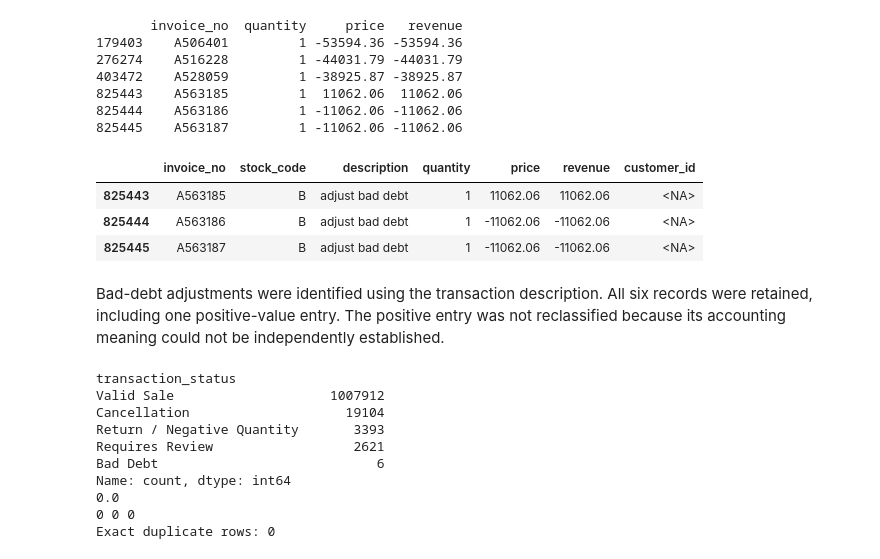
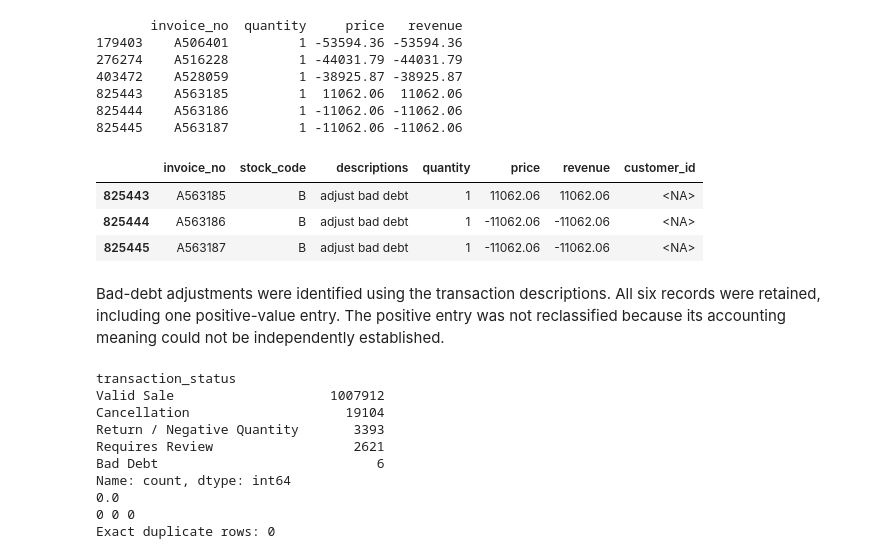
Before and after one commit to Adekurp/Online-Retail-Analysis, a Jupyter notebook: Notebooks/Main.ipynb, the cells around one changed output. Drawn from its saved outputs; the diff is of its cells as text; code cells hidden in the pictures.

```diff
--- a/Notebooks/Main.ipynb
+++ b/Notebooks/Main.ipynb
@@ -135,8 +135,9 @@ df = df.rename(columns={
     "invoice": "invoice_no",
     "stockcode": "stock_code",
     "invoicedate": "invoice_date",
-    "unitprice": "unit_price",
-    "customerid": "customer_id"
+    "unitprice": "price",
+    "customerid": "customer_id",
+    "description": "descriptions"
 })
 # %%
 display(df.dtypes.to_frame())
@@ -169,7 +170,7 @@ df["invoice_date"] = pd.to_datetime(
 df["invoice_no"] = df["invoice_no"].astype("string")
 df["stock_code"] = df["stock_code"].astype("string")
 df["country"] = df["country"].astype("string")
-df["description"] = df["description"].astype("string").str.strip().str.lower()
+df["descriptions"] = df["descriptions"].astype("string").str.strip().str.lower()
 
 
 #strip all string/object column
@@ -627,7 +628,7 @@ zero_price[
 | 6781 | 489998 | 48185 | door mat fairy cake | 2 | 0.0 | 0.0 | 2009-12-03 11:19:00 | 15658 | United Kingdom | ... |
 # %%
 df["is_bad_debt"] = (
-    df["description"] == "adjust bad debt"
+    df["descriptions"] == "adjust bad debt"
 )
 df["is_zero_price"] = df["price"].eq(0)
 df.head()
@@ -684,7 +685,7 @@ is_negative_quantity       0
 dtype: int64
 # %%
 df["is_bad_debt"] = (
-    df["description"]
+    df["descriptions"]
     .eq("adjust bad debt")
     .fillna(False)
 )
@@ -875,26 +877,26 @@ print(
 # %%
 df[
     df["invoice_no"].isin([
         "A563185",
         "A563186",
         "A563187"
     ])
 ][[
     "invoice_no",
     "stock_code",
-    "description",
+    "descriptions",
     "quantity",
     "price",
     "revenue",
     "customer_id"
 ]]
 # %% [output]
-|  | invoice_no | stock_code | description | quantity | price | revenue | customer_id |
+|  | invoice_no | stock_code | descriptions | quantity | price | revenue | customer_id |
 | 825443 | A563185 | B | adjust bad debt | 1 | 11062.06 | 11062.06 | <NA> |
 | 825444 | A563186 | B | adjust bad debt | 1 | -11062.06 | -11062.06 | <NA> |
 | 825445 | A563187 | B | adjust bad debt | 1 | -11062.06 | -11062.06 | <NA> |
 # %% [markdown]
-Bad-debt adjustments were identified using the transaction description. All six records were retained, including one positive-value entry. The positive entry was not reclassified because its accounting meaning could not be independently established.
+Bad-debt adjustments were identified using the transaction descriptions. All six records were retained, including one positive-value entry. The positive entry was not reclassified because its accounting meaning could not be independently established.
 # %%
 # 1. Check transaction status
 print(df["transaction_status"].value_counts(dropna=False))
```
Also changed, not shown: parts of 23 cells of this notebook, 8 other files.
